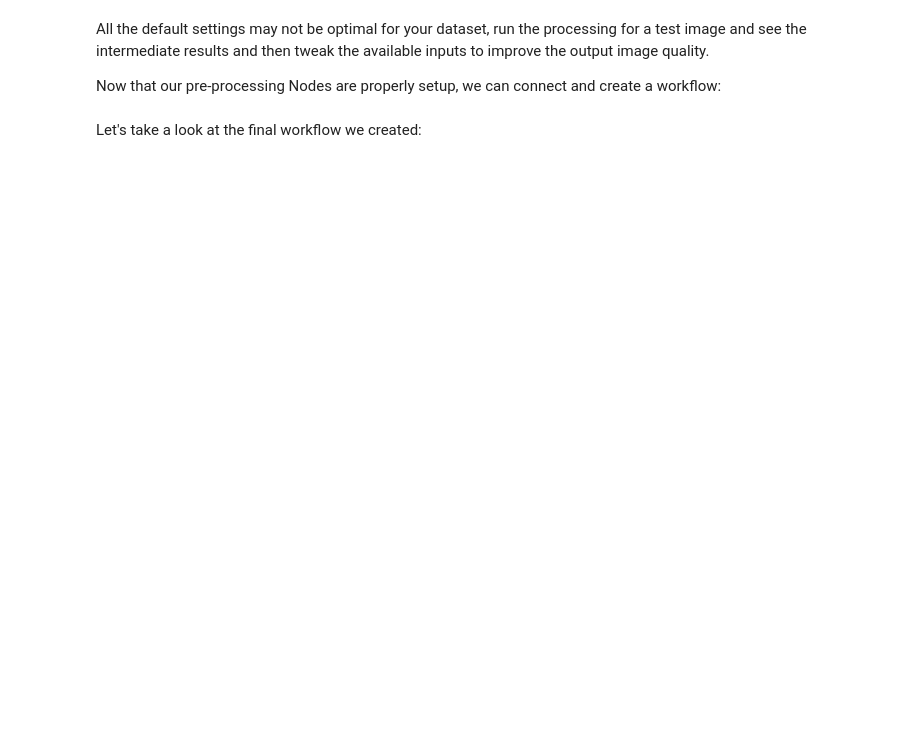
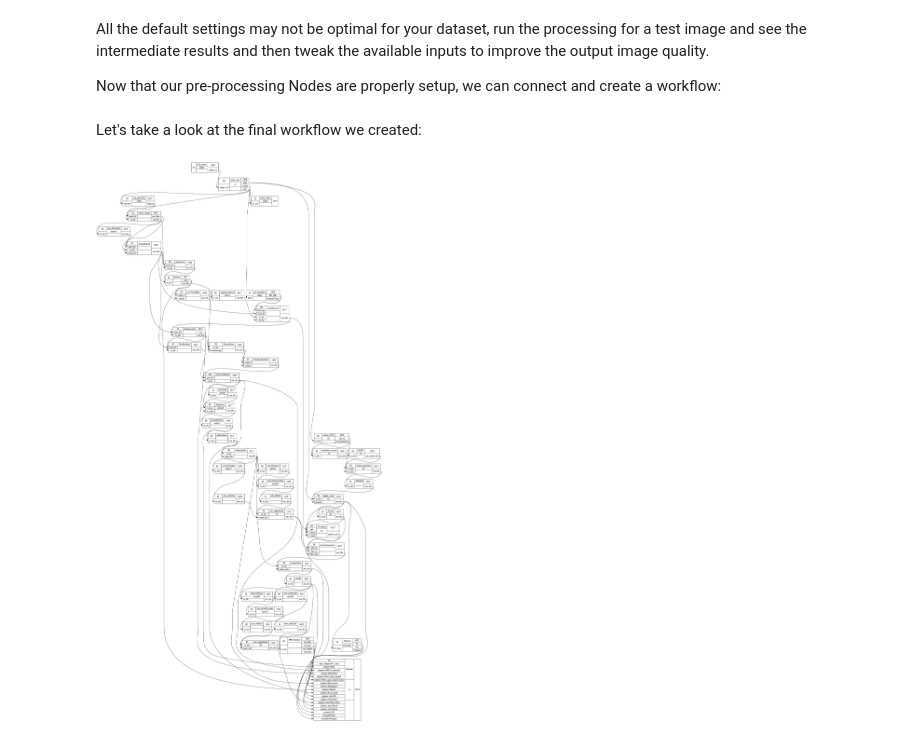
Before and after one commit to axiezai/pipetography, a Jupyter notebook: 01_pipeline.ipynb, the cells around one changed output. Cells and saved outputs as stored; diff of their text form; code cells hidden in the pictures; blank space fills up the shorter version.

```diff
--- a/01_pipeline.ipynb
+++ b/01_pipeline.ipynb
@@ -979,4 +962,6 @@ Let's take a look at the final workflow we created:
 # %%
 #example
 from IPython.display import Image
-Image('data/derivatives/test_run/pipetography_detailed.png')
+Image('/Users/xxie/sample_data/derivatives/pipetography/pipetography_detailed.png')
+# %% [output]
+[figure, added]
```
Also changed, not shown: parts of 24 cells of this notebook, 4 other files.
